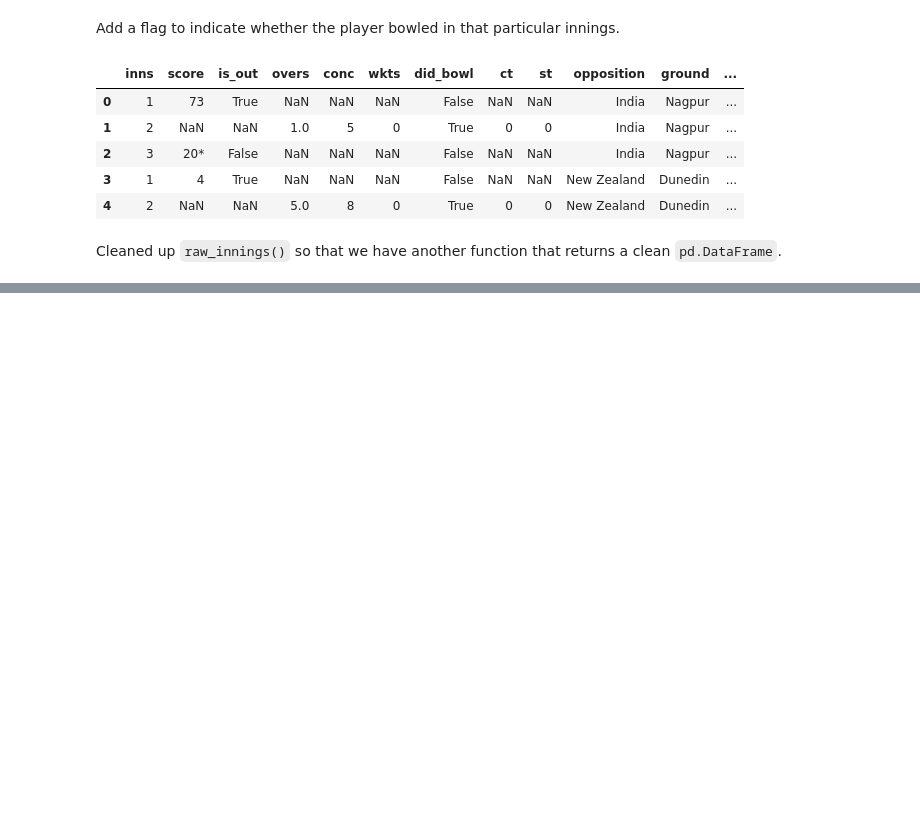
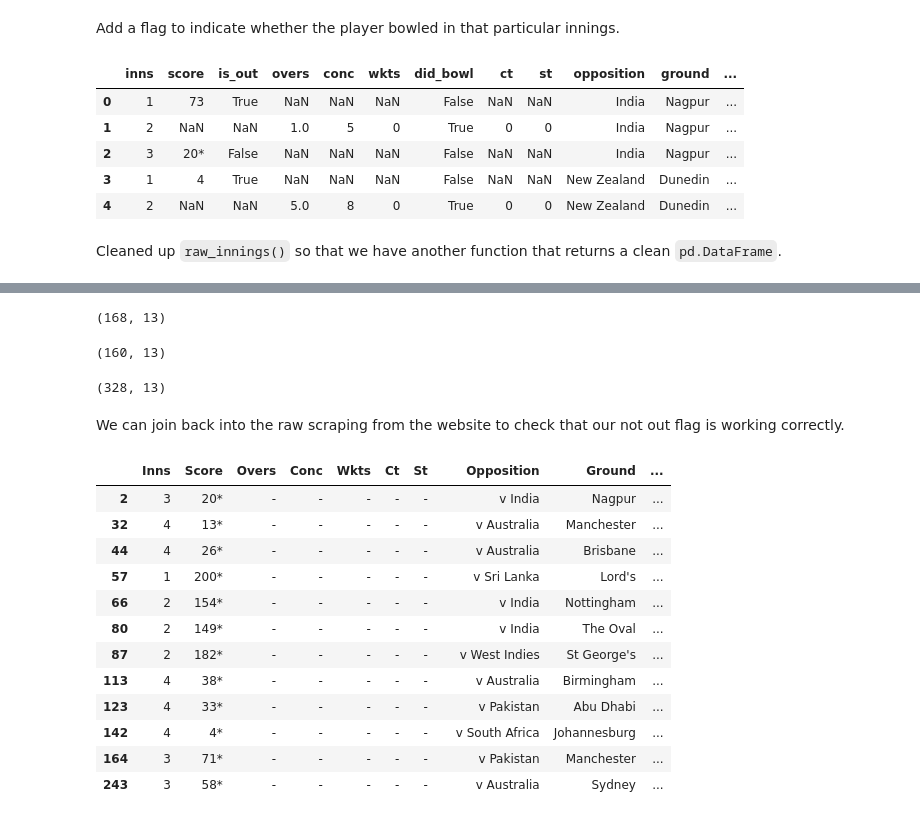
Before and after one commit to willcanniford/python-web-scraping, a Jupyter notebook: espn_cricinfo/top_4_player_class.ipynb, the cells around one changed output, grey strips where cells are left out. Saved outputs shown, nothing was run; the diff lists cells and outputs as text; code cells hidden in the pictures; blank space fills up the shorter version.

```diff
--- a/espn_cricinfo/top_4_player_class.ipynb
+++ b/espn_cricinfo/top_4_player_class.ipynb
@@ -140,0 +167,35 @@ Cleaned up `raw_innings()` so that we have another function that returns a clean
+# %%
+# Innings that he didn't bat
+root.innings()[np.invert(root.innings().did_bat)].shape
+# %% [output]
+(168, 13)
+# %%
+# Innings that he did bat
+root.innings()[root.innings().did_bat].shape
+# %% [output]
+(160, 13)
+# %%
+# Total shape of data
+root.innings().shape
+# %% [output]
+(328, 13)
+# %%
+not_outs = root.innings()[(root.innings().did_bat) & np.invert(root.innings().is_out)]
+# %% [markdown]
+We can join back into the raw scraping from the website to check that our not out flag is working correctly.
+# %%
+root.raw_innings().iloc[not_outs.index]
+# %% [output]
+|  | Inns | Score | Overs | Conc | Wkts | Ct | St |  | Opposition | Ground | ... |
+| 2 | 3 | 20* | - | - | - | - | - |  | v India | Nagpur | ... |
+| 32 | 4 | 13* | - | - | - | - | - |  | v Australia | Manchester | ... |
+| 44 | 4 | 26* | - | - | - | - | - |  | v Australia | Brisbane | ... |
+| 57 | 1 | 200* | - | - | - | - | - |  | v Sri Lanka | Lord's | ... |
+| 66 | 2 | 154* | - | - | - | - | - |  | v India | Nottingham | ... |
+| 80 | 2 | 149* | - | - | - | - | - |  | v India | The Oval | ... |
+| 87 | 2 | 182* | - | - | - | - | - |  | v West Indies | St George's | ... |
+| 113 | 4 | 38* | - | - | - | - | - |  | v Australia | Birmingham | ... |
+| 123 | 4 | 33* | - | - | - | - | - |  | v Pakistan | Abu Dhabi | ... |
+| 142 | 4 | 4* | - | - | - | - | - |  | v South Africa | Johannesburg | ... |
+| 164 | 3 | 71* | - | - | - | - | - |  | v Pakistan | Manchester | ... |
+| 243 | 3 | 58* | - | - | - | - | - |  | v Australia | Sydney | ... |
```
Also changed, not shown: parts of 9 cells of this notebook, 1 other file.
